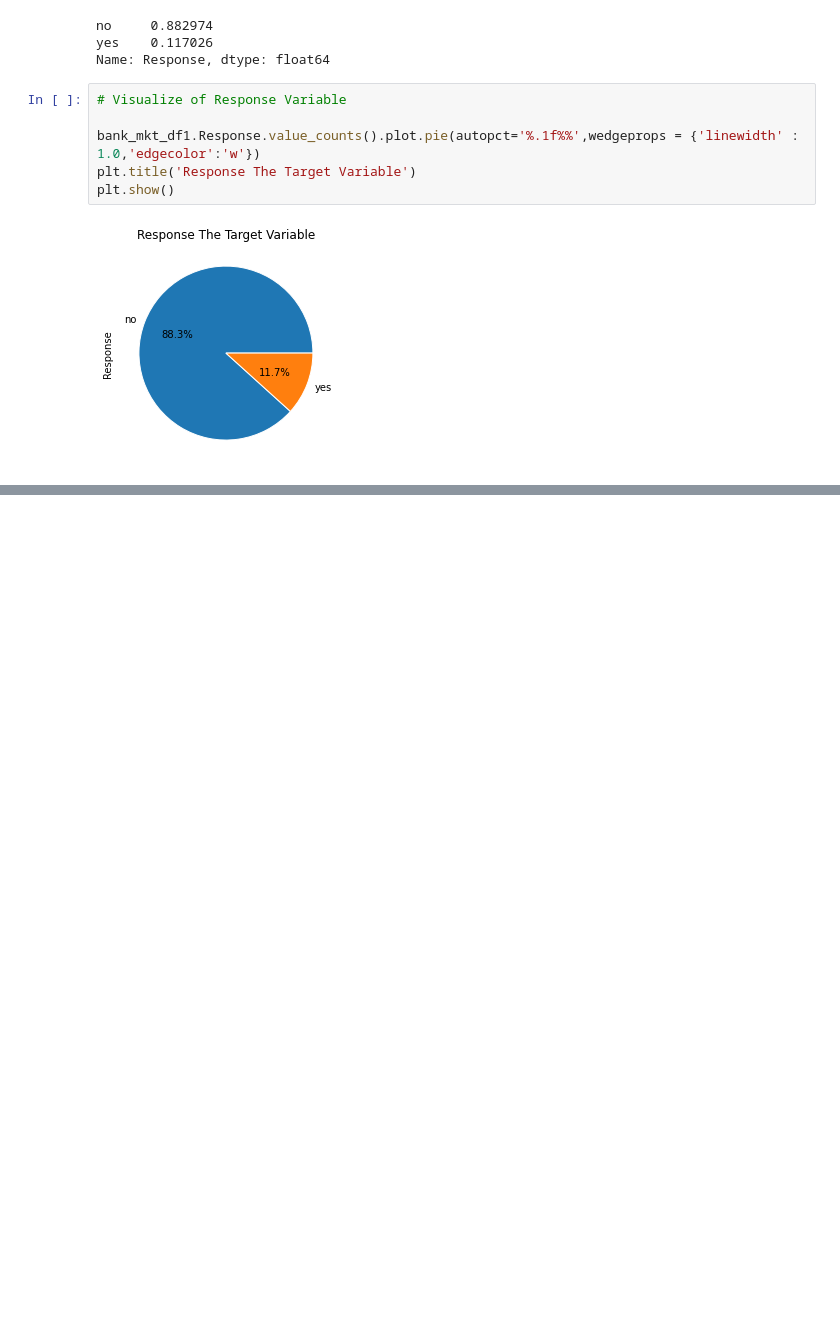
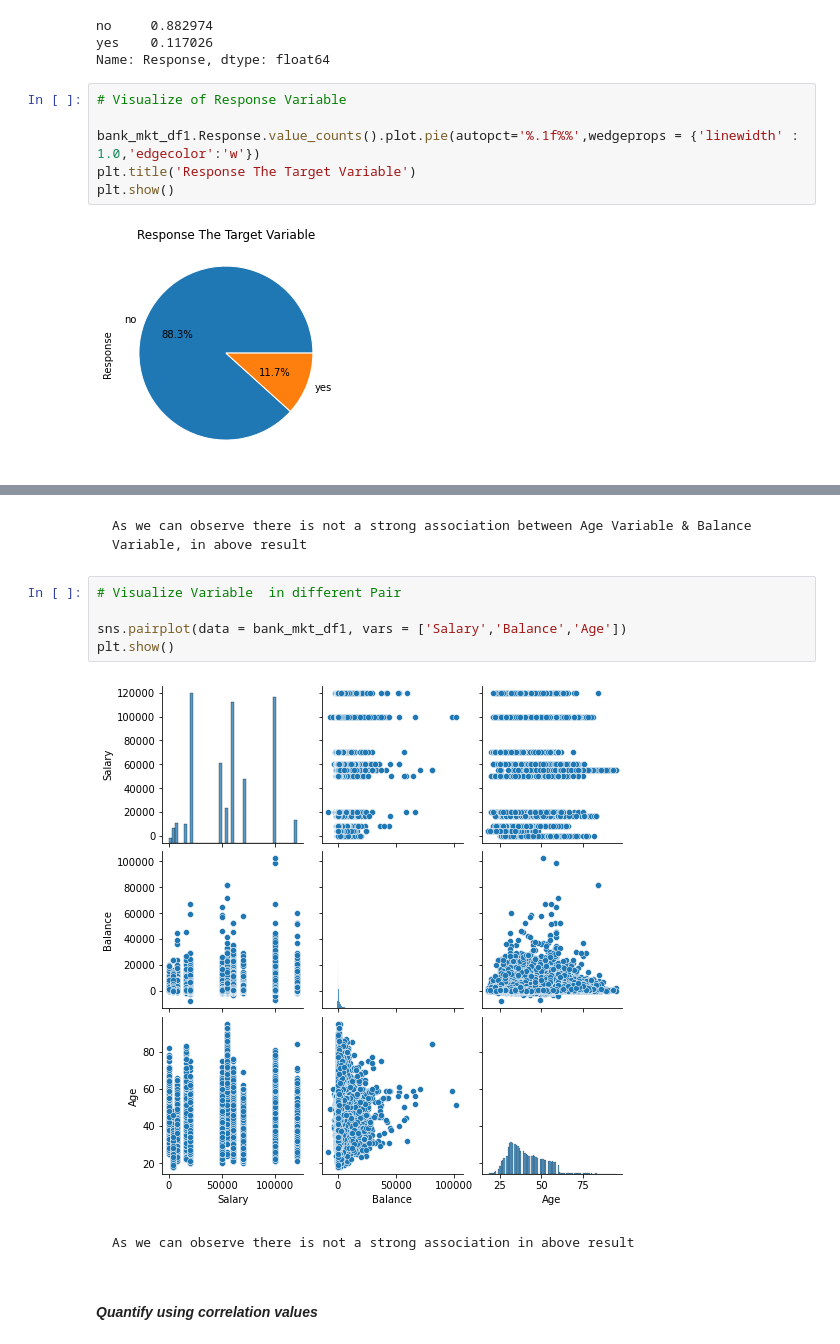
Before and after one commit to dirumisra/BankMarketing_DataSet_EDA, a Jupyter notebook: bank_marketing_EDA.ipynb, the cells around one changed output, grey strips where cells are left out. Saved outputs shown, nothing was run; the diff lists cells and outputs as text; blank space fills up the shorter version.

```diff
--- a/bank_marketing_EDA.ipynb
+++ b/bank_marketing_EDA.ipynb
@@ -676,0 +724,13 @@ plt.show()
+# %% [markdown]
+    As we can observe there is not a strong association between Age Variable & Balance Variable, in above result
+# %%
+# Visualize Variable  in different Pair
+
+sns.pairplot(data = bank_mkt_df1, vars = ['Salary','Balance','Age'])
+plt.show()
+# %% [output]
+[figure, added]
+# %% [markdown]
+    As we can observe there is not a strong association in above result
+# %% [markdown]
+#### ***Quantify using correlation values***
```
Also changed, not shown: parts of 61 cells of this notebook.
